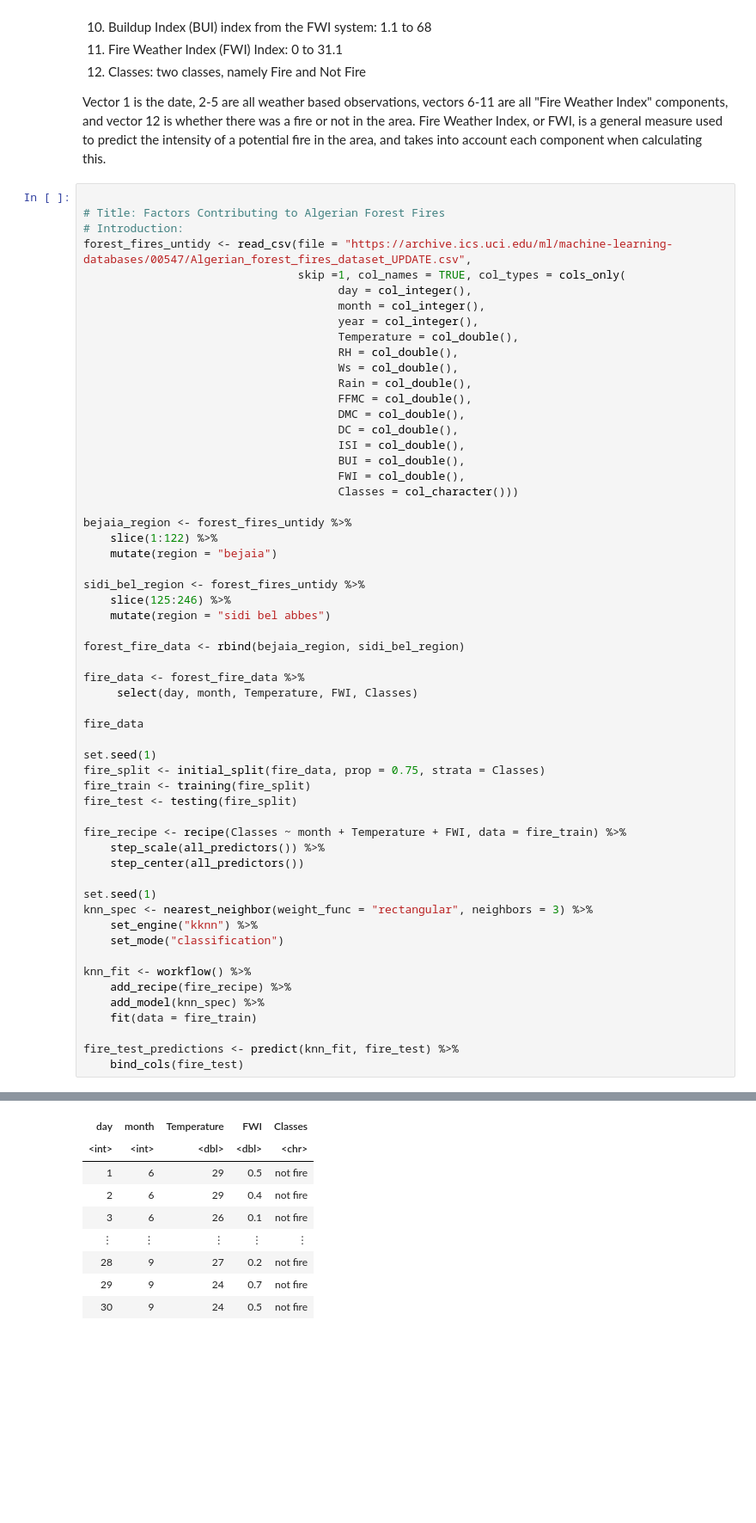
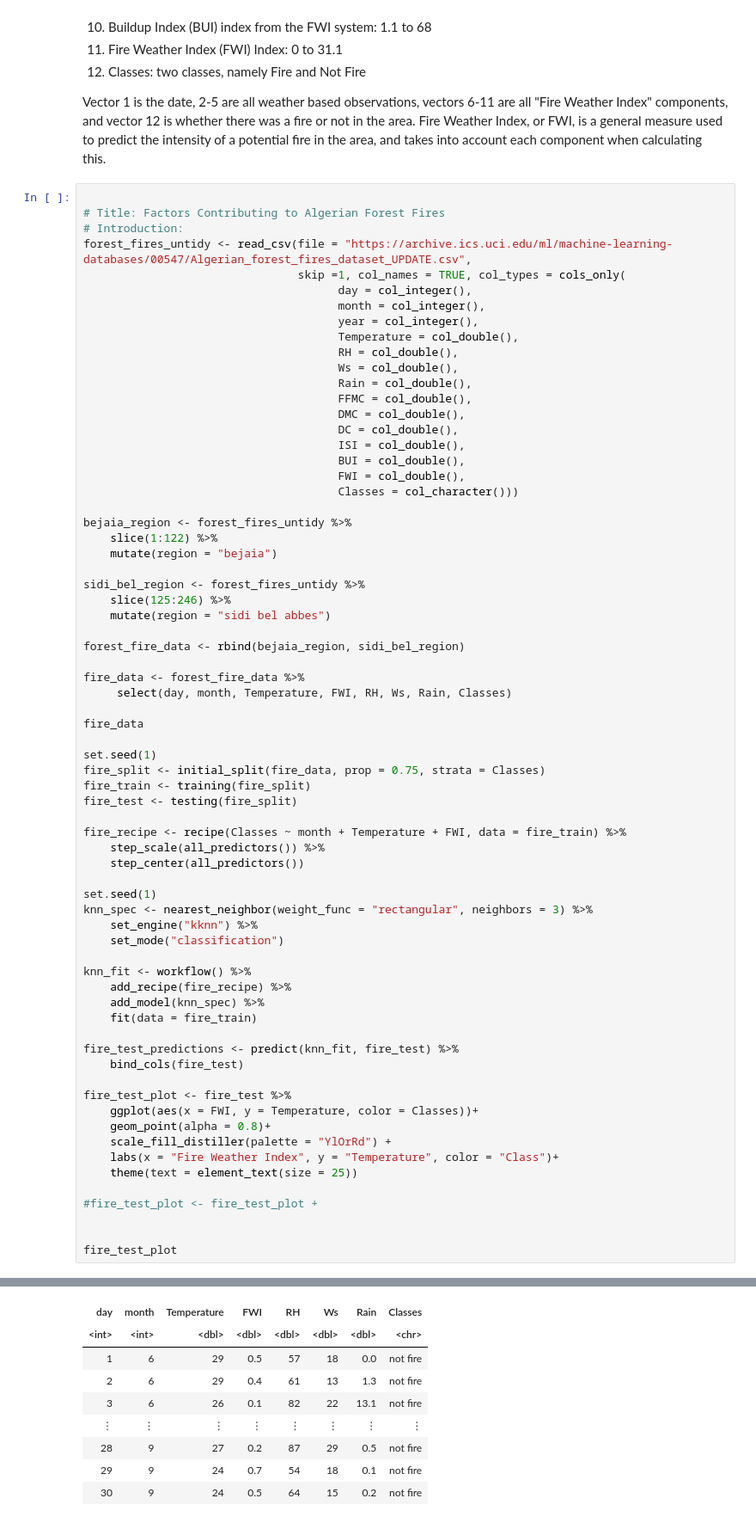
Before and after one commit to purnomoc/dsci100, a Jupyter notebook: forest_fires.ipynb, the cells around one changed output, grey strips where cells are left out. Shown at 86% size. Saved outputs shown, nothing was run; the diff lists cells and outputs as text; blank space fills up the shorter version.

Commit message:
added test plot

```diff
--- a/forest_fires.ipynb
+++ b/forest_fires.ipynb
@@ -86,7 +87,7 @@ sidi_bel_region <- forest_fires_untidy %>%
 forest_fire_data <- rbind(bejaia_region, sidi_bel_region)
 
 fire_data <- forest_fire_data %>%
-     select(day, month, Temperature, FWI, Classes)
+     select(day, month, Temperature, FWI, RH, Ws, Rain, Classes)
 
 fire_data
 
@@ -111,6 +112,18 @@ knn_fit <- workflow() %>%
 
 fire_test_predictions <- predict(knn_fit, fire_test) %>%
     bind_cols(fire_test)
+
+fire_test_plot <- fire_test %>%
+    ggplot(aes(x = FWI, y = Temperature, color = Classes))+
+    geom_point(alpha = 0.8)+
+    scale_fill_distiller(palette = "YlOrRd") +
+    labs(x = "Fire Weather Index", y = "Temperature", color = "Class")+
+    theme(text = element_text(size = 25))
+
+#fire_test_plot <- fire_test_plot +
+
+
+fire_test_plot
 # %% [output]
 Warning message:
 “18 parsing failures.
@@ -127,9 +140,9 @@ A tibble: 244 × 5
-| day | month | Temperature | FWI | Classes |
-| <int> | <int> | <dbl> | <dbl> | <chr> |
-| 1 | 6 | 29 | 0.5 | not fire |
-| 2 | 6 | 29 | 0.4 | not fire |
-| 3 | 6 | 26 | 0.1 | not fire |
-| ⋮ | ⋮ | ⋮ | ⋮ | ⋮ |
-| 28 | 9 | 27 | 0.2 | not fire |
-| 29 | 9 | 24 | 0.7 | not fire |
-| 30 | 9 | 24 | 0.5 | not fire |
+| day | month | Temperature | FWI | RH | Ws | Rain | Classes |
+| <int> | <int> | <dbl> | <dbl> | <dbl> | <dbl> | <dbl> | <chr> |
+| 1 | 6 | 29 | 0.5 | 57 | 18 | 0.0 | not fire |
+| 2 | 6 | 29 | 0.4 | 61 | 13 | 1.3 | not fire |
+| 3 | 6 | 26 | 0.1 | 82 | 22 | 13.1 | not fire |
+| ⋮ | ⋮ | ⋮ | ⋮ | ⋮ | ⋮ | ⋮ | ⋮ |
+| 28 | 9 | 27 | 0.2 | 87 | 29 | 0.5 | not fire |
+| 29 | 9 | 24 | 0.7 | 54 | 18 | 0.1 | not fire |
+| 30 | 9 | 24 | 0.5 | 64 | 15 | 0.2 | not fire |
```
Also changed, not shown: parts of 3 cells of this notebook.
